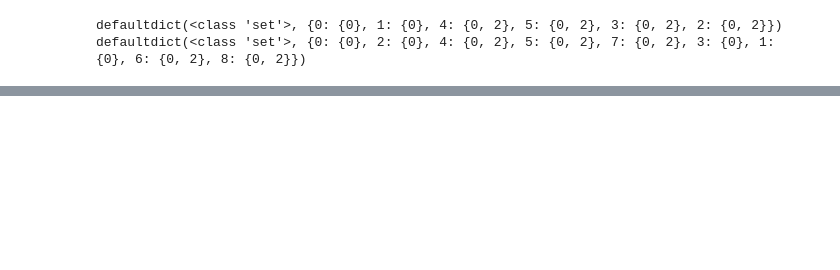
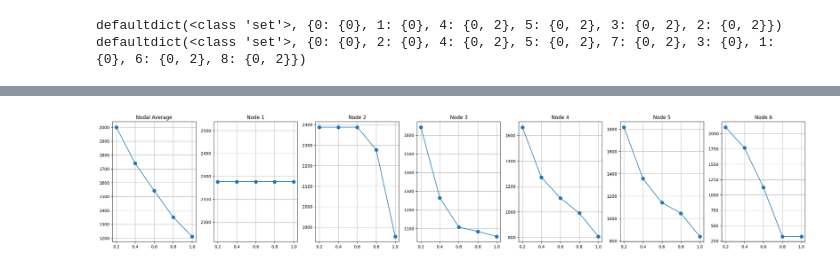
Before and after one commit to yuqing5/Carbon_Emission_Power_Grids, a Jupyter notebook: Yuqing_average_6bus.ipynb, the cells around one changed output, grey strips where cells are left out. Cells and saved outputs as stored; diff of their text form; code cells hidden in the pictures; blank space fills up the shorter version.

```diff
--- a/Yuqing_average_6bus.ipynb
+++ b/Yuqing_average_6bus.ipynb
@@ -324,0 +299,15 @@ Text(0.5, 0, 'Load Level')
+# %%
+y = np.average(res, axis=1)
+x = [0.2,0.4,0.6,0.8,1.0]
+fig, axis =  plt.subplots(1, num_buses+1)
+fig.set_figwidth(24)
+axis[0].plot(x, y, marker='o', markersize=8)
+axis[0].grid()
+axis[0].set_title("Nodal Average")
+for i in range(1, 7):
+    axis[i].plot(x, res[:, i-1], marker='o', markersize=8)
+    axis[i].set_title("Node " + str(i))
+    axis[i].grid()
+fig.tight_layout()
+# %% [output]
+[figure, added]
```
Also changed, not shown: parts of 5 cells of this notebook, 3 other files.
